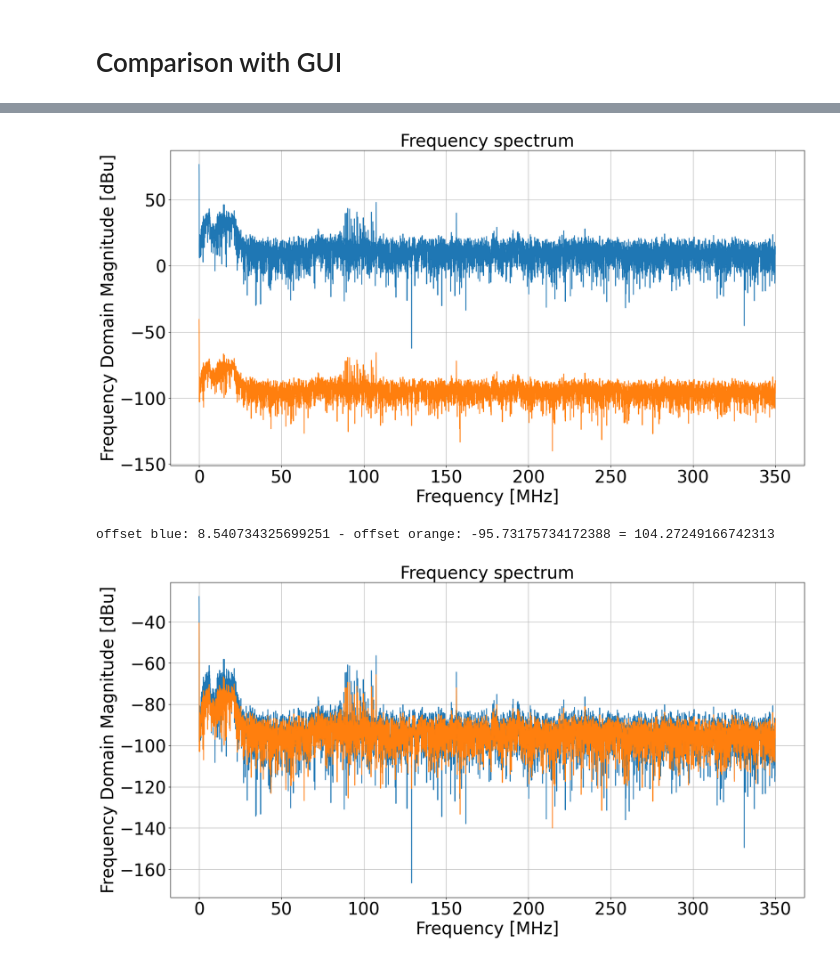
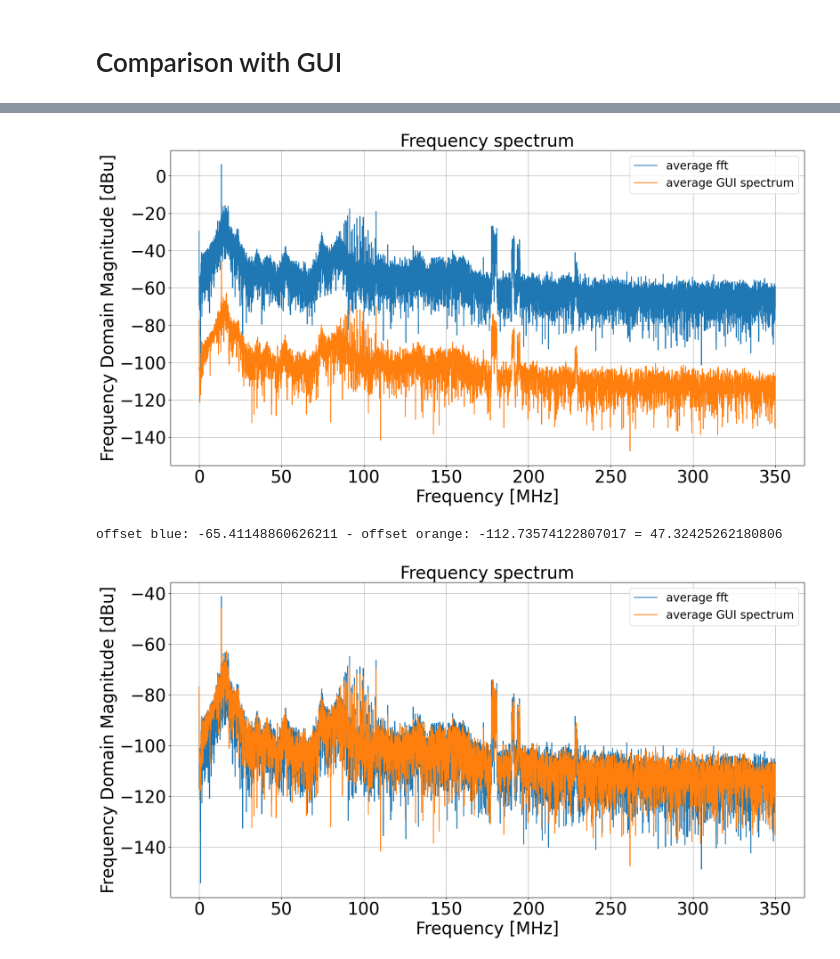
Before and after one commit to giiulia/SummerSchoolProject, a Jupyter notebook: Analysis/avg_fft_VS_gui.ipynb, the cells around one changed output, grey strips where cells are left out. Cells and saved outputs as stored; diff of their text form; code cells hidden in the pictures.

```diff
--- a/Analysis/avg_fft_VS_gui.ipynb
+++ b/Analysis/avg_fft_VS_gui.ipynb
@@ -12,8 +12,8 @@ import time
 #If the signal is not perfectly periodic, it can cause spectral leakage, which results in an offset or differences in the frequency spectrum.
 
 def rffts(y, y_err): #the imput are 2d arrays bc this function computes multiple ffts
-    window = get_window("hanning", y.shape[1])
-    #window = np.ones(x.shape[1])
+    #window = get_window("hanning", y.shape[1])
+    window = np.ones(y.shape[1])
     print(window.shape)
     print(y.shape)
 
@@ -27,7 +27,7 @@ def rffts(y, y_err): #the imput are 2d arrays bc this function computes multiple
     Y = fft.rfft(y_windowed, axis = 1)
     Y_normalized = np.abs(Y) / N
     #print(X_normalized)
-    Y_dBu = 20*(np.log10(np.abs(Y_normalized)) / 0.775)
+    Y_dBu = 20*(np.log10(np.abs(Y_normalized) *0.001 / 0.775) )
 
     Y_err = fft.rfft(y_err_windowed, axis = 1)
     Y_err_normalized = np.abs(Y_err) / N
@@ -175,42 +172,43 @@ Name: Channel A, Length: 9178, dtype: object
 # %%
 plt.figure(figsize=(20, 10))
 #plt.errorbar(freqs, magnitudes, yerr = errors, fmt='o', markersize = 2, ecolor='red', capsize = 3, capthick=1, elinewidth=1)
-plt.plot(freqs[freqs <= 350], magnitudes_avg[freqs <= 350])
+plt.plot(freqs[freqs <= 350], magnitudes_avg[freqs <= 350], label = 'average fft')
 plt.title('Frequency spectrum', fontsize = 30)
 plt.xlabel('Frequency [MHz]', fontsize = 30)
 plt.xticks(fontsize = 30)
 plt.ylabel('Frequency Domain Magnitude [dBu]', fontsize = 30)
 plt.yticks(fontsize = 30)
 plt.grid(True)
 #plt.semilogx()
 
 #-----------------------------------------------------------------------------
 
 #plt.errorbar(freqs, magnitudes, yerr = errors, fmt='o', markersize = 2, ecolor='red', capsize = 3, capthick=1, elinewidth=1)
-plt.plot(freqs_GUI, magnitudes_avg_GUI)
+plt.plot(freqs_GUI, magnitudes_avg_GUI, label = 'average GUI spectrum')
 plt.title('Frequency spectrum', fontsize = 30)
 plt.xlabel('Frequency [MHz]', fontsize = 30)
 plt.xticks(fontsize = 30)
 plt.ylabel('Frequency Domain Magnitude [dBu]', fontsize = 30)
 plt.yticks(fontsize = 30)
 plt.grid(True)
+plt.legend(fontsize = 20)
 #plt.semilogx()
 
 #plt.savefig("250724_17.23/fft.pdf", format = "pdf", bbox_inches="tight")
 plt.show()
 # %% [output]
-[figure, old version]
+[figure, new version]
 # %%
 offset_blue = np.mean(magnitudes_avg[(freqs >= 250) & (freqs <= 350)])
 offset_orange = np.mean(magnitudes_avg_GUI[(freqs_GUI >= 250) & (freqs_GUI <= 350)])
 print(f"offset blue: {offset_blue} - offset orange: {offset_orange} = {offset_blue - offset_orange}")
 diff = offset_blue - offset_orange
 # %% [output]
-offset blue: 8.540734325699251 - offset orange: -95.73175734172388 = 104.27249166742313
+offset blue: -65.41148860626211 - offset orange: -112.73574122807017 = 47.32425262180806
 # %%
 plt.figure(figsize=(20, 10))
 #plt.errorbar(freqs, magnitudes, yerr = errors, fmt='o', markersize = 2, ecolor='red', capsize = 3, capthick=1, elinewidth=1)
-plt.plot(freqs[freqs <= 350], magnitudes_avg[freqs <= 350] - diff )
+plt.plot(freqs[freqs <= 350], magnitudes_avg[freqs <= 350] - diff, label = 'average fft')
 plt.title('Frequency spectrum', fontsize = 30)
 plt.xlabel('Frequency [MHz]', fontsize = 30)
 plt.xticks(fontsize = 30)
@@ -222,16 +220,12 @@ plt.grid(True)
 #-----------------------------------------------------------------------------
 
 #plt.errorbar(freqs, magnitudes, yerr = errors, fmt='o', markersize = 2, ecolor='red', capsize = 3, capthick=1, elinewidth=1)
-plt.plot(freqs_GUI, magnitudes_avg_GUI)
-plt.title('Frequency spectrum', fontsize = 30)
-plt.xlabel('Frequency [MHz]', fontsize = 30)
-plt.xticks(fontsize = 30)
-plt.ylabel('Frequency Domain Magnitude [dBu]', fontsize = 30)
-plt.yticks(fontsize = 30)
-plt.grid(True)
+plt.plot(freqs_GUI, magnitudes_avg_GUI, label = 'average GUI spectrum')
+plt.legend(fontsize = 20)
 #plt.semilogx()
 
-#plt.savefig("050824_17.18/fft_avg_comparison.pdf", format = "pdf", bbox_inches = "tight")
+#plt.savefig("070824_15.46/avg_fft_vs_gui_B.png", format = "png", bbox_inches = "tight")
+#plt.savefig("070824_15.46/avg_fft_vs_gui_B.pdf", format = "pdf", bbox_inches = "tight")
 plt.show()
 # %% [output]
-[figure, old version]
+[figure, new version]
```
Also changed, not shown: parts of 6 cells of this notebook, 6 other files.
